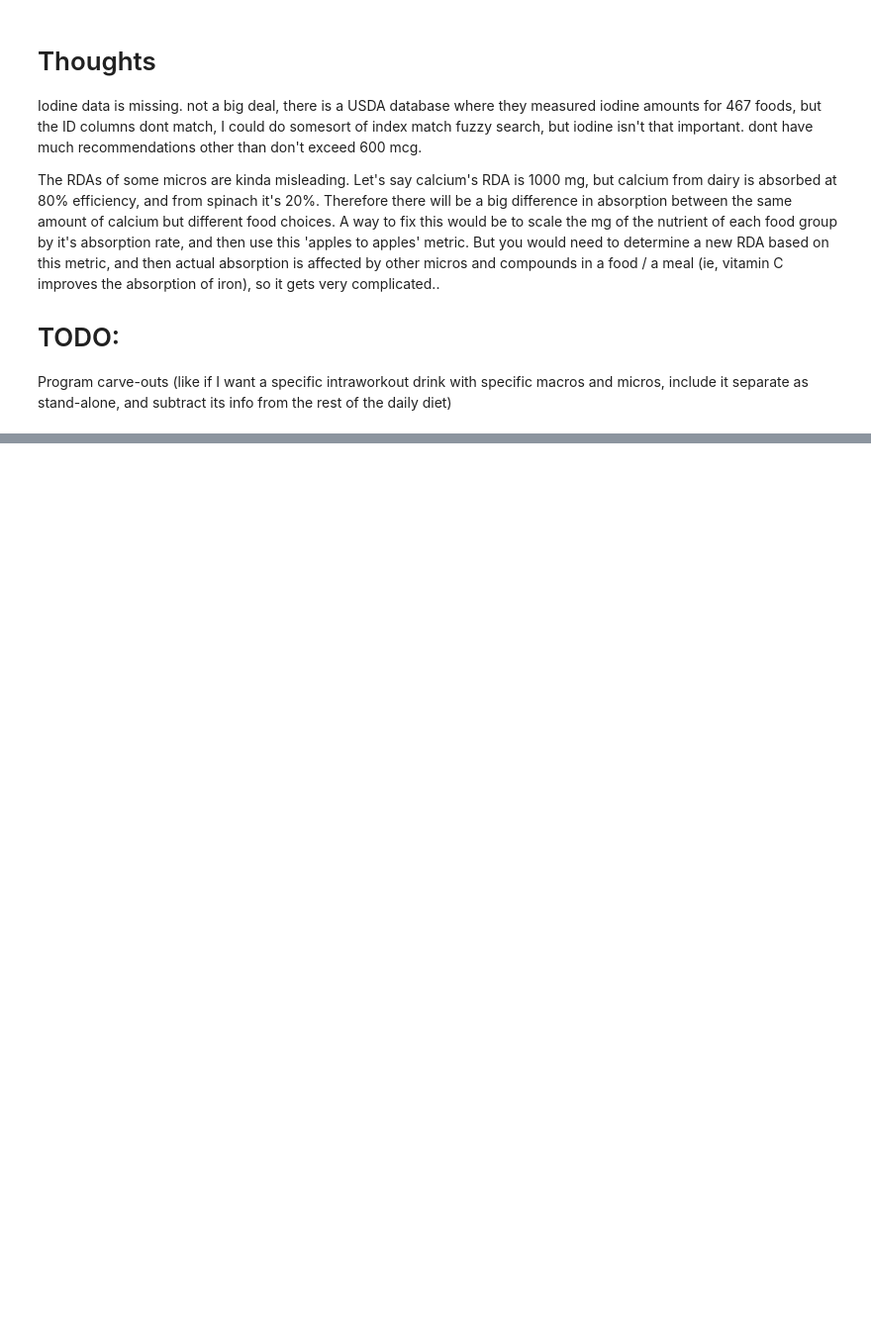
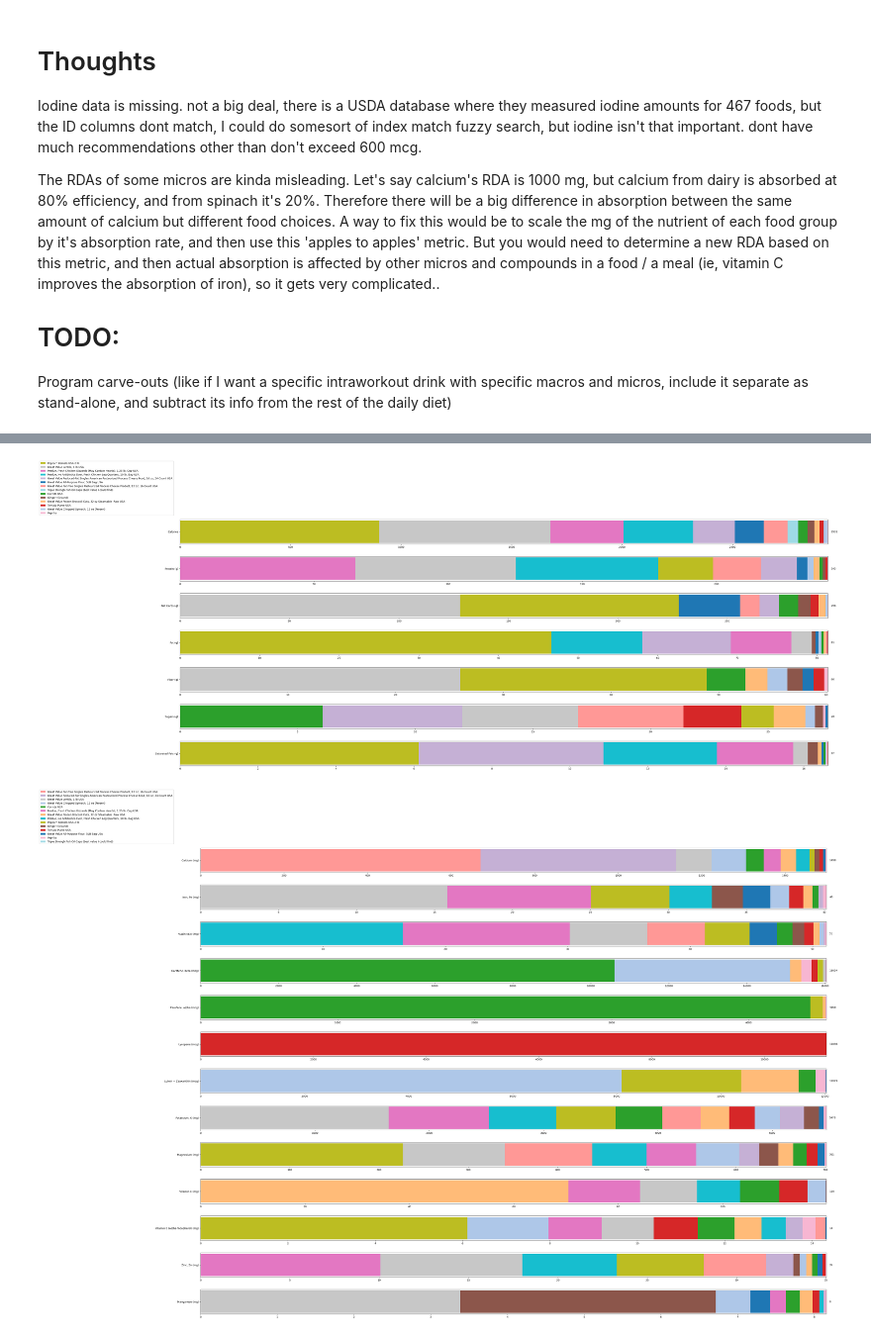
Before and after one commit to Hyperi0n1337/Linear-Optimization-Diet, a Jupyter notebook: Linear Optimization.ipynb, the cells around one changed output, grey strips where cells are left out. Shown at 99% size. Cells and saved outputs as stored; diff of their text form; code cells hidden in the pictures; blank space fills up the shorter version.

```diff
--- a/Linear Optimization.ipynb
+++ b/Linear Optimization.ipynb
@@ -745,0 +926,14 @@ plt.show()
+# %%
+# Other plots
+
+
+
+# Example usage:
+#PlotContributions('Protein (g)', 'Calories', 'Fat (g)', 'Net Carbs (g)')
+
+PlotContributions('Calories', 'Protein (g)', 'Net Carbs (g)','Fat (g)', 'Fiber (g)', 'Sugars (g)', 'Saturated Fats (g)')
+
+PlotContributions('Calcium (mg)', 'Iron, Fe (mg)', 'Niacin (B3) (mg)', 'Carotene, beta (mcg)', 'Carotene, alpha (mcg)', 'Lycopene (mcg)', 'Lutein + Zeaxanthin (mcg)','Potassium, K (mg)', 'Magnesium (mg)', 'Vitamin C (mg)', 'Vitamin E (Alpha-Tocopherol) (mg)', 'Zinc, Zn (mg)', 'Manganese (mg)')
+# %% [output]
+[figure, added]
+[figure, added]
```
Also changed, not shown: parts of 11 cells of this notebook, 1 other file.
